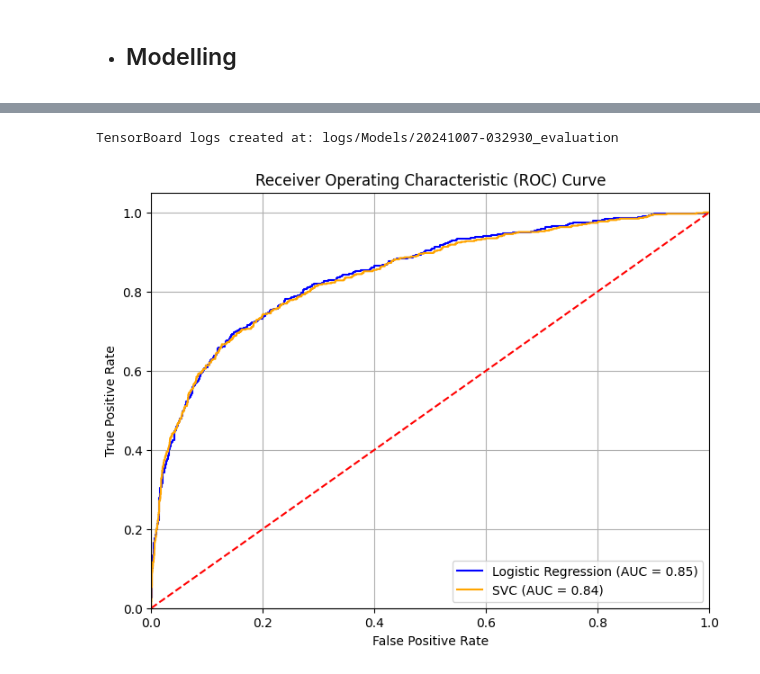
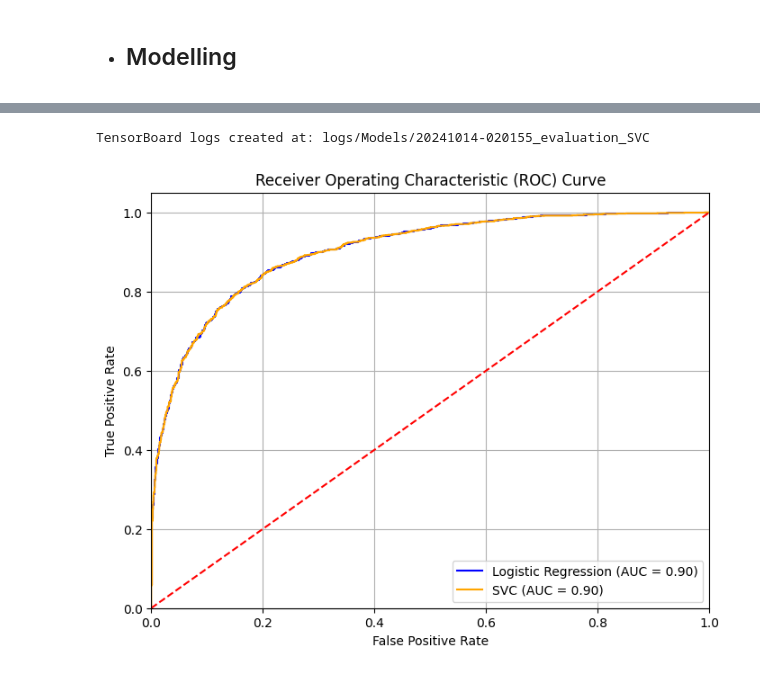
Before and after one commit to mohamedseif-10/Graduation-project-DEPI, a Jupyter notebook: Machine_Learning/ML_Models.ipynb, the cells around one changed output, grey strips where cells are left out. Cells and saved outputs as stored; diff of their text form; code cells hidden in the pictures.

```diff
--- a/Machine_Learning/ML_Models.ipynb
+++ b/Machine_Learning/ML_Models.ipynb
@@ -66,7 +270,7 @@ memory usage: 1.2+ MB
 
 # save_model(tuned_model, 'best_churn_model')
 # %%
-x = data.drop(columns=['churn','credit_score_seg','balance_seg','tenure_seg','age_seg_A','age_seg_B','age_seg_C'], axis=1) #Feature
+x = data.drop(columns=['churn'], axis=1) #Feature
 y = data['churn'] #Target
 x.head()
 # %% [output]
@@ -97,6 +297,0 @@ X.shape , y.shape
-# %%
-column_order = ['estimated_salary','credit_score','tenure','balance','age','country_Germany','country_Spain','country_France',
-                'gender_Female','gender_Male','active_member_0','active_member_1','credit_card_0','credit_card_1']
-
-X = X[column_order]
-X.head()
@@ -124,5 +312,5 @@ summary_writer = tf.summary.create_file_writer(log_dir)
 # %%
-X_train, X_test, y_train, y_test = train_test_split(X, y, test_size=0.3, random_state=42)
+X_train, X_test, y_train, y_test = train_test_split(X, y, test_size=0.2, random_state=43)
 
 # Standardize the features
 scaler = StandardScaler()
@@ -225,29 +385,0 @@ X.shape, y.shape
-# %%
-from sklearn.linear_model import LogisticRegression
-from sklearn.model_selection import train_test_split
-from sklearn.preprocessing import StandardScaler
-from sklearn.metrics import accuracy_score, classification_report, roc_auc_score
-
-X_train, X_test, y_train, y_test_lr = train_test_split(X, y, test_size=0.3, random_state=42)
-
-# Standardize the features (important for logistic regression)
-scaler = StandardScaler()
-X_train_scaled = scaler.fit_transform(X_train)
-X_test_scaled = scaler.transform(X_test)
-
-# use L1 Regularization (Lasso) which can help with feature selection
-lr_model = LogisticRegression(solver="liblinear" ,penalty='l1')
-
-# Fit the model to the training data
-lr_model.fit(X_train_scaled, y_train)
-
-y_pred = lr_model.predict(X_test_scaled)
-
-accuracy = accuracy_score(y_test_lr,y_pred)
-print("Accuracy:", accuracy)
-report = classification_report(y_test_lr,y_pred)
-print("Classification Report:\n", report)
-# the AUC-ROC score, use the predicted probabilities
-y_pred_prob_lr2 = lr_model.predict_proba(X_test_scaled)[:, 1]
-auc_roc_lr2 = roc_auc_score(y_test_lr, y_pred_prob_lr2) # Get probabilities for class 1 (churn)
-print("AUC-ROC:", auc_roc_lr2)
@@ -427,6 +474,6 @@ image = tf.expand_dims(image, 0)  # Add the batch dimension
 # %%
 current_time = datetime.datetime.now().strftime("%Y%m%d-%H%M%S")
-log_dir = 'logs/Models/' + current_time + '_evaluation'
+log_dir = 'logs/Models/' + current_time + '_evaluation_SVC'
 summary_writer = tf.summary.create_file_writer(log_dir)
 # Log metrics to TensorBoard
 with summary_writer.as_default():
@@ -436,39 +483,39 @@ with summary_writer.as_default():
 
 print(f"TensorBoard logs created at: {log_dir}")
 # %% [output]
-TensorBoard logs created at: logs/Models/20241007-032930_evaluation
+TensorBoard logs created at: logs/Models/20241014-020155_evaluation_SVC
 # %%
 import matplotlib.pyplot as plt
 from sklearn.metrics import roc_curve, roc_auc_score
 
 # Compute ROC curve and AUC for Logistic Regression
-fpr_lr2, tpr_lr2, _ = roc_curve(y_test_lr, y_pred_prob_lr2)
-roc_auc_lr2 = roc_auc_score(y_test_lr, y_pred_prob_lr2)
+fpr, tpr, _ = roc_curve(y_test, y_pred_prob_lr1)
+roc_auc = roc_auc_score(y_test, y_pred_prob_lr1)
 
 # Compute ROC curve and AUC for SVC
 fpr_svc, tpr_svc, _ = roc_curve(y_test, y_pred_prob_svc)
 roc_auc_svc = roc_auc_score(y_test, y_pred_prob_svc)
 
 # Plot ROC curves
 plt.figure(figsize=(8, 6))
 
 # ROC for Logistic Regression
-plt.plot(fpr_lr2, tpr_lr2, color='blue', label=f'Logistic Regression (AUC = {roc_auc_lr2:.2f})')
+plt.plot(fpr, tpr, color='blue', label=f'Logistic Regression (AUC = {roc_auc:.2f})')
 
 # ROC for SVC
 plt.plot(fpr_svc, tpr_svc, color='Orange', label=f'SVC (AUC = {roc_auc_svc:.2f})')
 
 # Diagonal line (random classifier)
 plt.plot([0, 1], [0, 1], color='red', linestyle='--')
 
 plt.xlim([0.0, 1.0])
 plt.ylim([0.0, 1.05])
 plt.xlabel('False Positive Rate')
 plt.ylabel('True Positive Rate')
 plt.title('Receiver Operating Characteristic (ROC) Curve')
 plt.legend(loc="lower right")
 plt.grid()
 
 plt.show()
 # %% [output]
-[figure, old version]
+[figure, new version]
```
Also changed, not shown: parts of 58 cells of this notebook, 10 other files.
